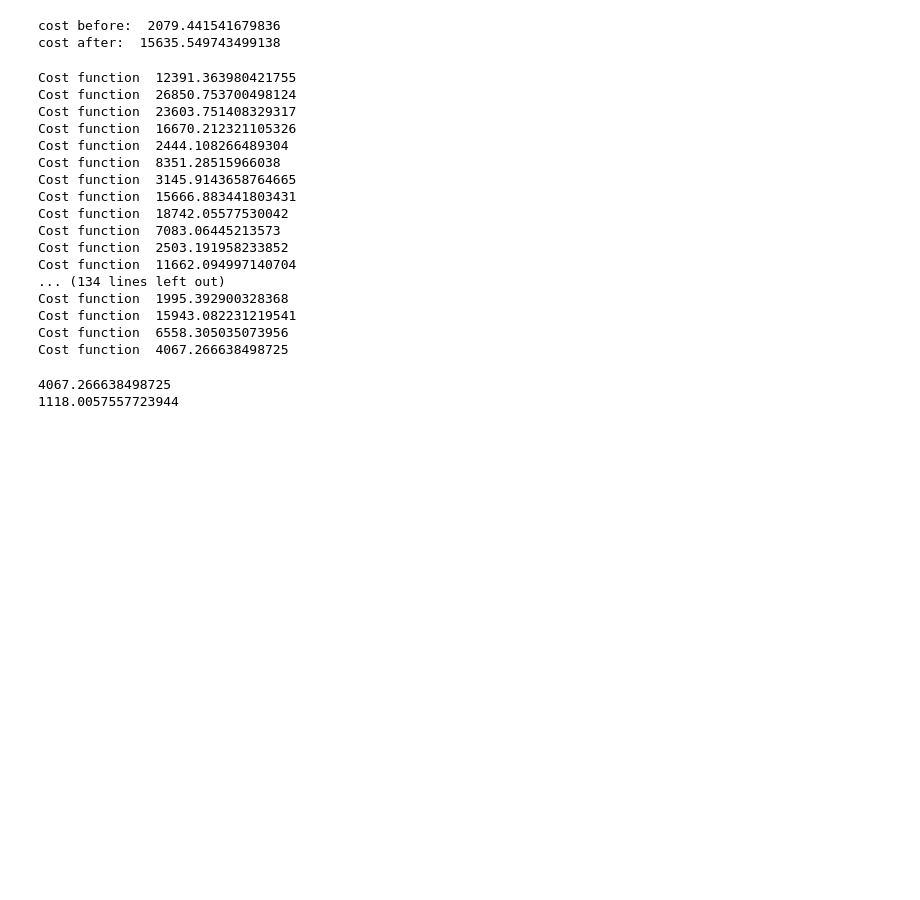
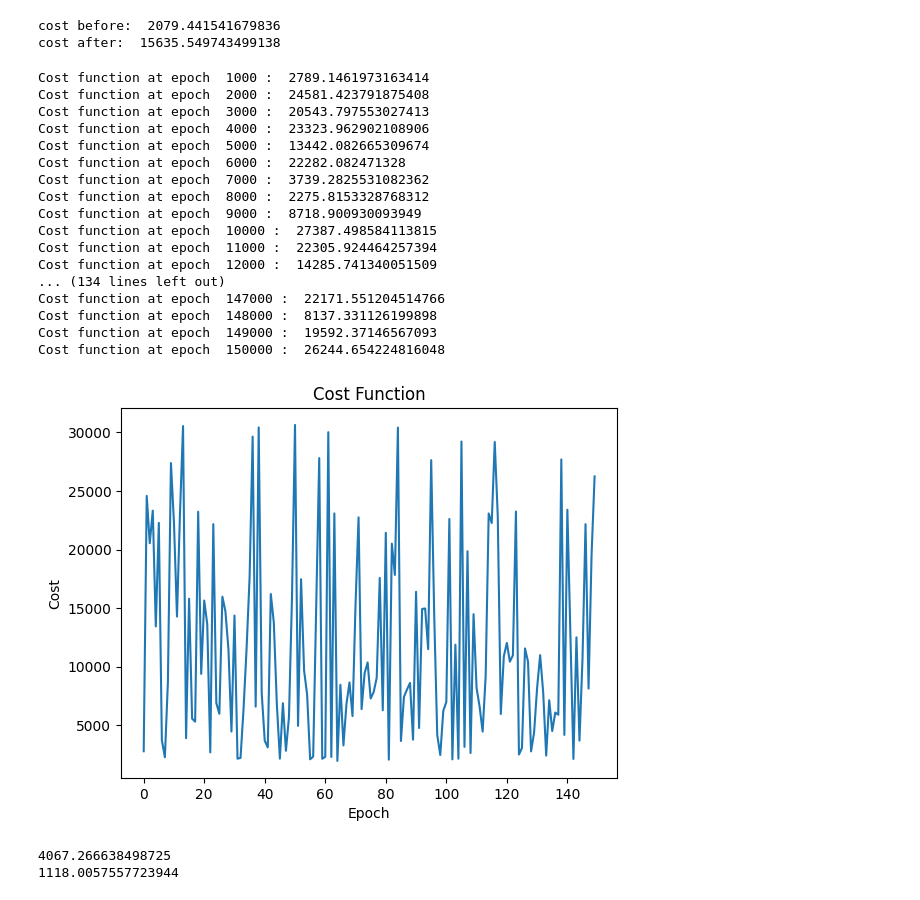
Before and after one commit to guzmanalejandra/Laboratorio04-IA, a Jupyter notebook: laboratorio04.ipynb, the cells around one changed output. Drawn from its saved outputs; the diff is of its cells as text; code cells hidden in the pictures; blank space fills up the shorter version.

Commit message:
Cost Graph

```diff
--- a/laboratorio04.ipynb
+++ b/laboratorio04.ipynb
@@ -82,38 +78,47 @@ print("cost after: ",cost)
 cost before:  2079.441541679836
 cost after:  15635.549743499138
 # %%
-#Definir la regresion logistica
+def logistic_reg(epoch, X, y, theta, alpha):
+    costs = []
+    for ep in range(epoch): # por cada iteracion
+        # update theta
+        theta = grad_descent(X, y, theta, alpha)
 
-def logistic_reg(epoch,X,y,theta,alpha):
-    for ep in range(epoch):
-#         update theta
-        theta=grad_descent(X,y,theta,alpha)
+        # calculate new loss
+        if ((ep+1) % 1000 == 0):
+            loss = BCE(X, y, theta)
+            costs.append(loss)
+            print("Cost function at epoch ", ep+1, ": ", loss)
 
-#         calculate new loss
-        if ((ep+1)%1000 == 0):
-            loss=BCE(X,y,theta)
-            print("Cost function ",loss)
+    # graficar la funcion de costo
+    plt.plot(costs)
+    plt.title("Cost Function")
+    plt.xlabel("Epoch")
+    plt.ylabel("Cost")
+    plt.show()
+
     return theta
 
-theta=logistic_reg(epoch,X_train,Y_train,theta,alpha)
+theta = logistic_reg(epoch, X_train, Y_train, theta, alpha)
 # %% [output]
-Cost function  12391.363980421755
-Cost function  26850.753700498124
-Cost function  23603.751408329317
-Cost function  16670.212321105326
-Cost function  2444.108266489304
-Cost function  8351.28515966038
-Cost function  3145.9143658764665
-Cost function  15666.883441803431
-Cost function  18742.05577530042
-Cost function  7083.06445213573
-Cost function  2503.191958233852
-Cost function  11662.094997140704
+Cost function at epoch  1000 :  2789.1461973163414
+Cost function at epoch  2000 :  24581.423791875408
+Cost function at epoch  3000 :  20543.797553027413
+Cost function at epoch  4000 :  23323.962902108906
+Cost function at epoch  5000 :  13442.082665309674
+Cost function at epoch  6000 :  22282.082471328
+Cost function at epoch  7000 :  3739.2825531082362
+Cost function at epoch  8000 :  2275.8153328768312
+Cost function at epoch  9000 :  8718.900930093949
+Cost function at epoch  10000 :  27387.498584113815
+Cost function at epoch  11000 :  22305.924464257394
+Cost function at epoch  12000 :  14285.741340051509
 ... (134 lines left out)
-Cost function  1995.392900328368
-Cost function  15943.082231219541
-Cost function  6558.305035073956
-Cost function  4067.266638498725
+Cost function at epoch  147000 :  22171.551204514766
+Cost function at epoch  148000 :  8137.331126199898
+Cost function at epoch  149000 :  19592.37146567093
+Cost function at epoch  150000 :  26244.654224816048
+[figure, added]
 # %%
 #Probar el codigo
 
```
Also changed, not shown: parts of 2 cells of this notebook.
